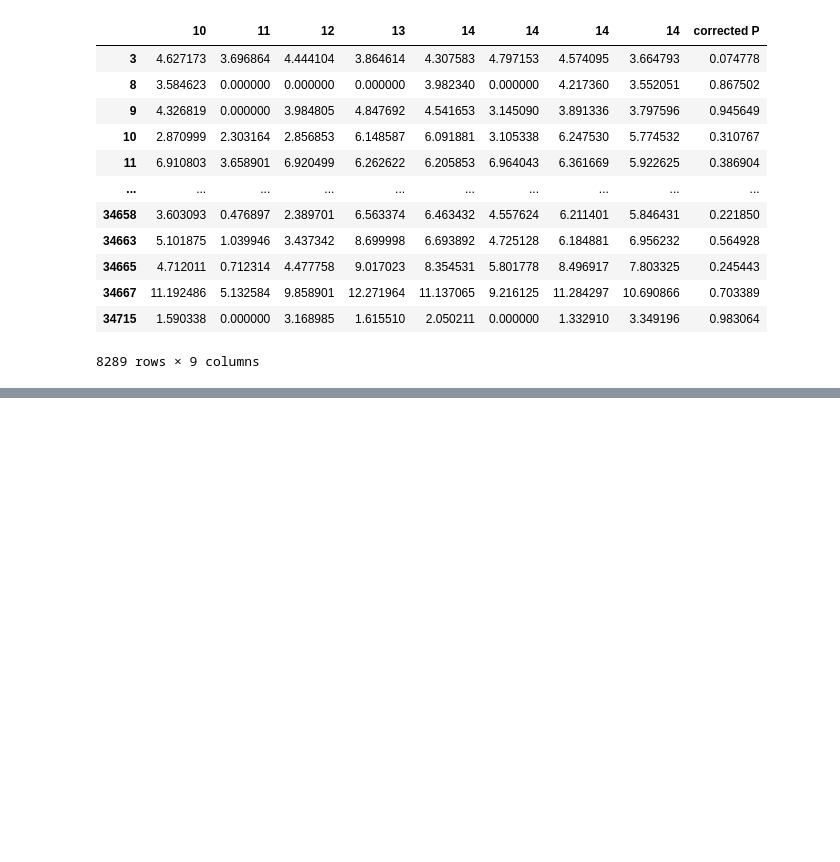
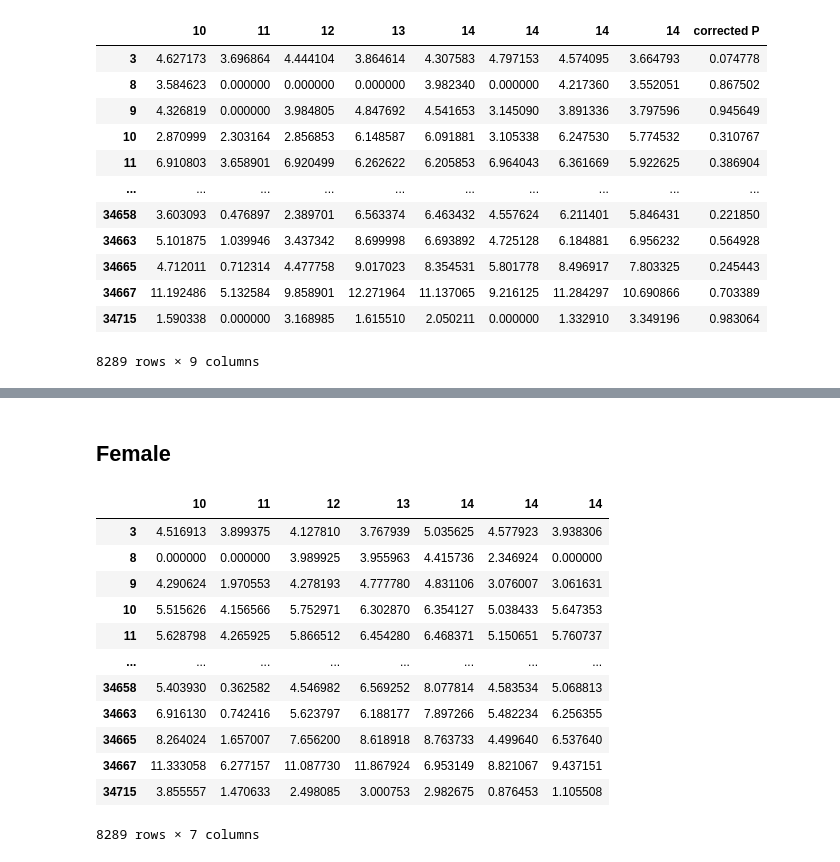
Before and after one commit to Andymao1998/qbb2021-answers, a Jupyter notebook: week9_hw/Week9_HW.ipynb, the cells around one changed output, grey strips where cells are left out. Drawn from its saved outputs; the diff is of its cells as text; code cells hidden in the pictures; blank space fills up the shorter version.

```diff
--- a/week9_hw/Week9_HW.ipynb
+++ b/week9_hw/Week9_HW.ipynb
@@ -303,3 +293,21 @@ gene_M
+# %% [markdown]
+## Female
+# %%
+female_FPKM
+# %% [output]
+|  | 10 | 11 | 12 | 13 | 14 | 14 | 14 |
+| 3 | 4.516913 | 3.899375 | 4.127810 | 3.767939 | 5.035625 | 4.577923 | 3.938306 |
+| 8 | 0.000000 | 0.000000 | 3.989925 | 3.955963 | 4.415736 | 2.346924 | 0.000000 |
+| 9 | 4.290624 | 1.970553 | 4.278193 | 4.777780 | 4.831106 | 3.076007 | 3.061631 |
+| 10 | 5.515626 | 4.156566 | 5.752971 | 6.302870 | 6.354127 | 5.038433 | 5.647353 |
+| 11 | 5.628798 | 4.265925 | 5.866512 | 6.454280 | 6.468371 | 5.150651 | 5.760737 |
+| ... | ... | ... | ... | ... | ... | ... | ... |
+| 34658 | 5.403930 | 0.362582 | 4.546982 | 6.569252 | 8.077814 | 4.583534 | 5.068813 |
+| 34663 | 6.916130 | 0.742416 | 5.623797 | 6.188177 | 7.897266 | 5.482234 | 6.256355 |
+| 34665 | 8.264024 | 1.657007 | 7.656200 | 8.618918 | 8.763733 | 4.499640 | 6.537640 |
+| 34667 | 11.333058 | 6.277157 | 11.087730 | 11.867924 | 6.953149 | 8.821067 | 9.437151 |
+| 34715 | 3.855557 | 1.470633 | 2.498085 | 3.000753 | 2.982675 | 0.876453 | 1.105508 |
+8289 rows × 7 columns
 # %%
 pvalues_female = []
 X = np.array(female_FPKM.columns, int).reshape(-1,1)
```
Also changed, not shown: parts of 10 cells of this notebook.
